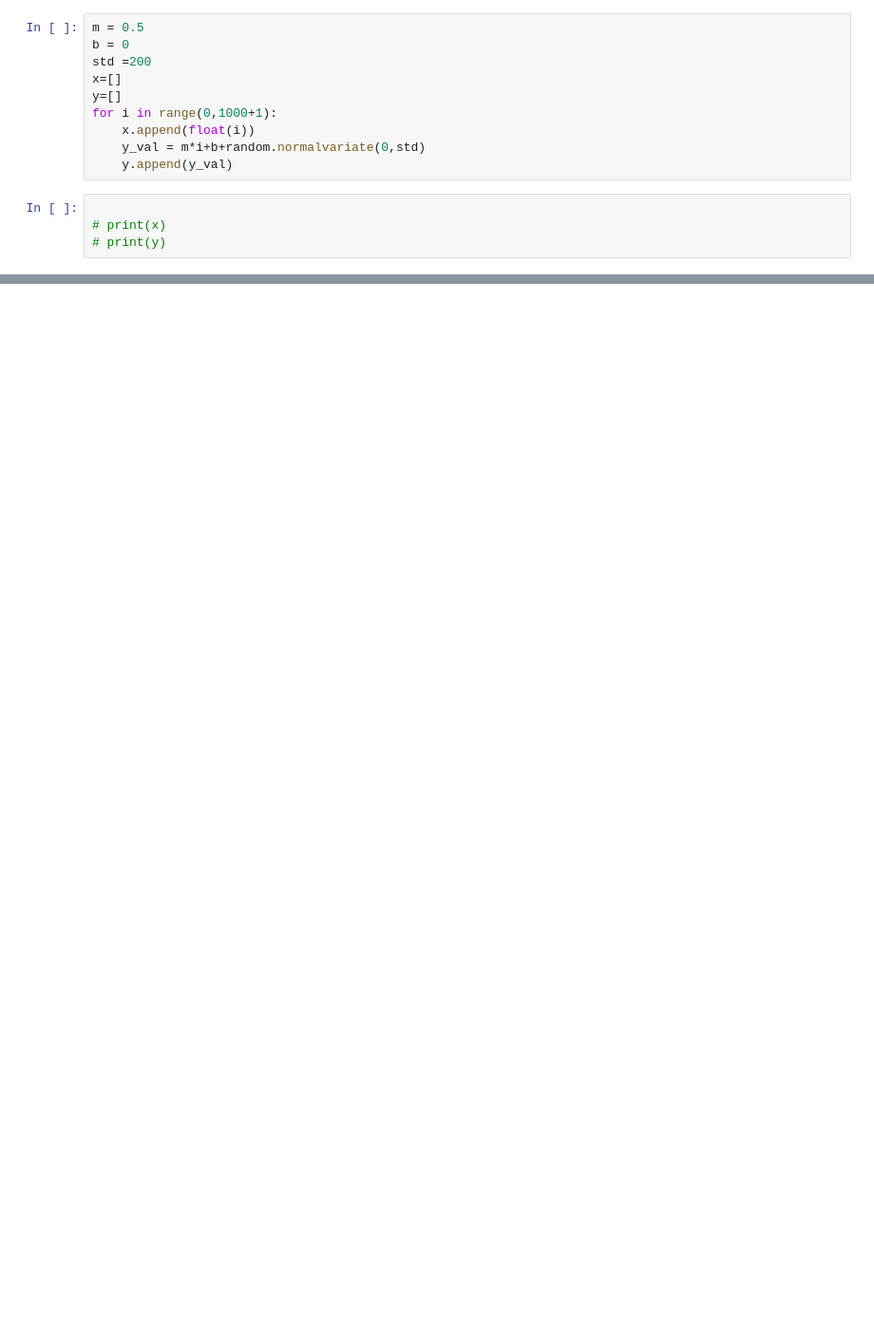
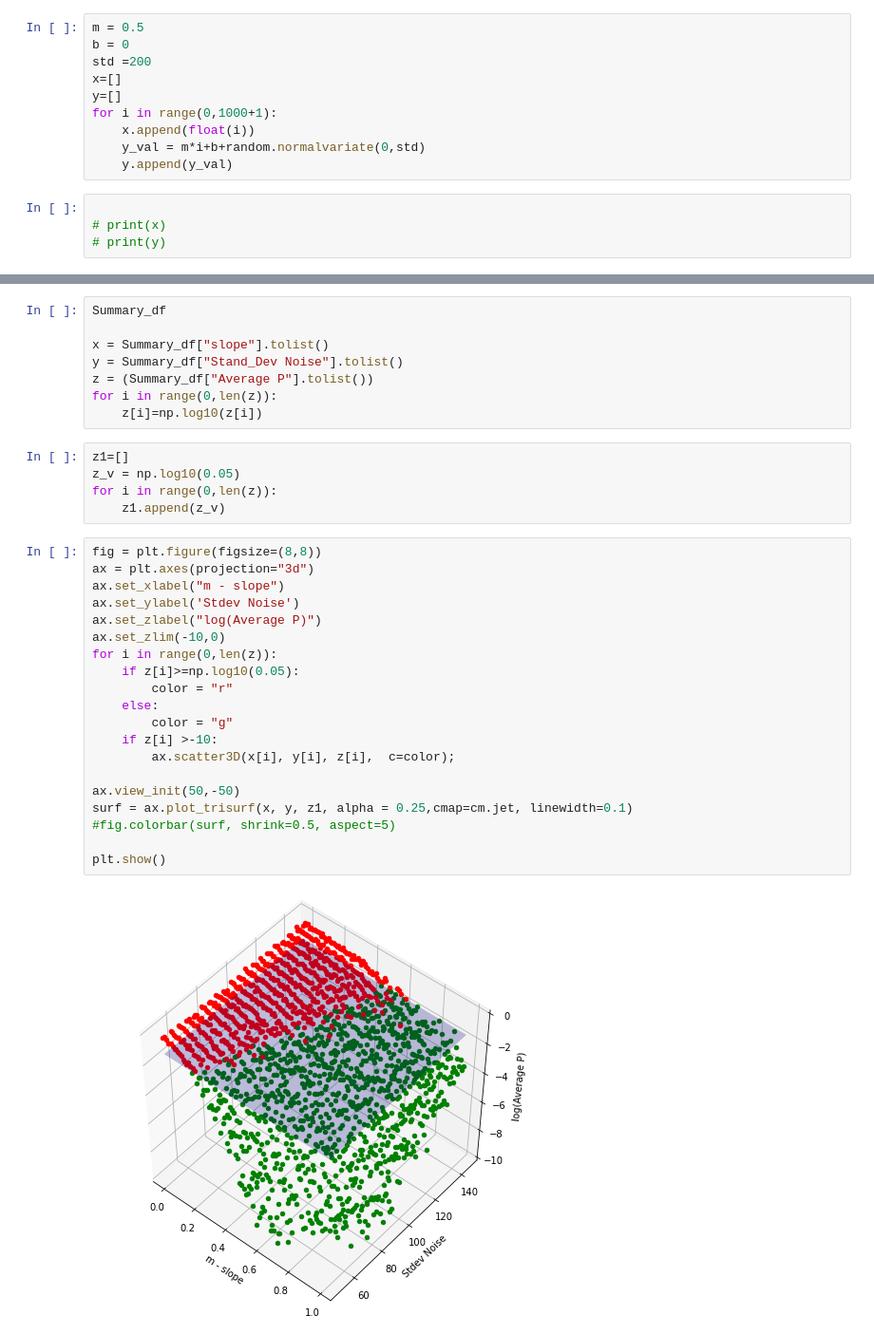
Before and after one commit to j2browns/playground, a Jupyter notebook: Untitled.ipynb, the cells around one changed output, grey strips where cells are left out. Shown: that part at 95% size. Drawn from its saved outputs; the diff is of its cells as text; blank space fills up the shorter version.

Commit message:
3D routine and formatting of plot

```diff
--- a/Untitled.ipynb
+++ b/Untitled.ipynb
@@ -111,0 +168,35 @@ sts.describe(p_list)[1]
+# %%
+Summary_df
+
+x = Summary_df["slope"].tolist()
+y = Summary_df["Stand_Dev Noise"].tolist()
+z = (Summary_df["Average P"].tolist())
+for i in range(0,len(z)):
+    z[i]=np.log10(z[i])
+# %%
+z1=[]
+z_v = np.log10(0.05)
+for i in range(0,len(z)):
+    z1.append(z_v)
+# %%
+fig = plt.figure(figsize=(8,8))
+ax = plt.axes(projection="3d")
+ax.set_xlabel("m - slope")
+ax.set_ylabel('Stdev Noise')
+ax.set_zlabel("log(Average P)")
+ax.set_zlim(-10,0)
+for i in range(0,len(z)):
+    if z[i]>=np.log10(0.05):
+        color = "r"
+    else:
+        color = "g"
+    if z[i] >-10:
+        ax.scatter3D(x[i], y[i], z[i],  c=color);
+
+ax.view_init(50,-50)
+surf = ax.plot_trisurf(x, y, z1, alpha = 0.25,cmap=cm.jet, linewidth=0.1)
+#fig.colorbar(surf, shrink=0.5, aspect=5)
+
+plt.show()
+# %% [output]
+[figure, added]
```
Also changed, not shown: parts of 10 cells of this notebook.
